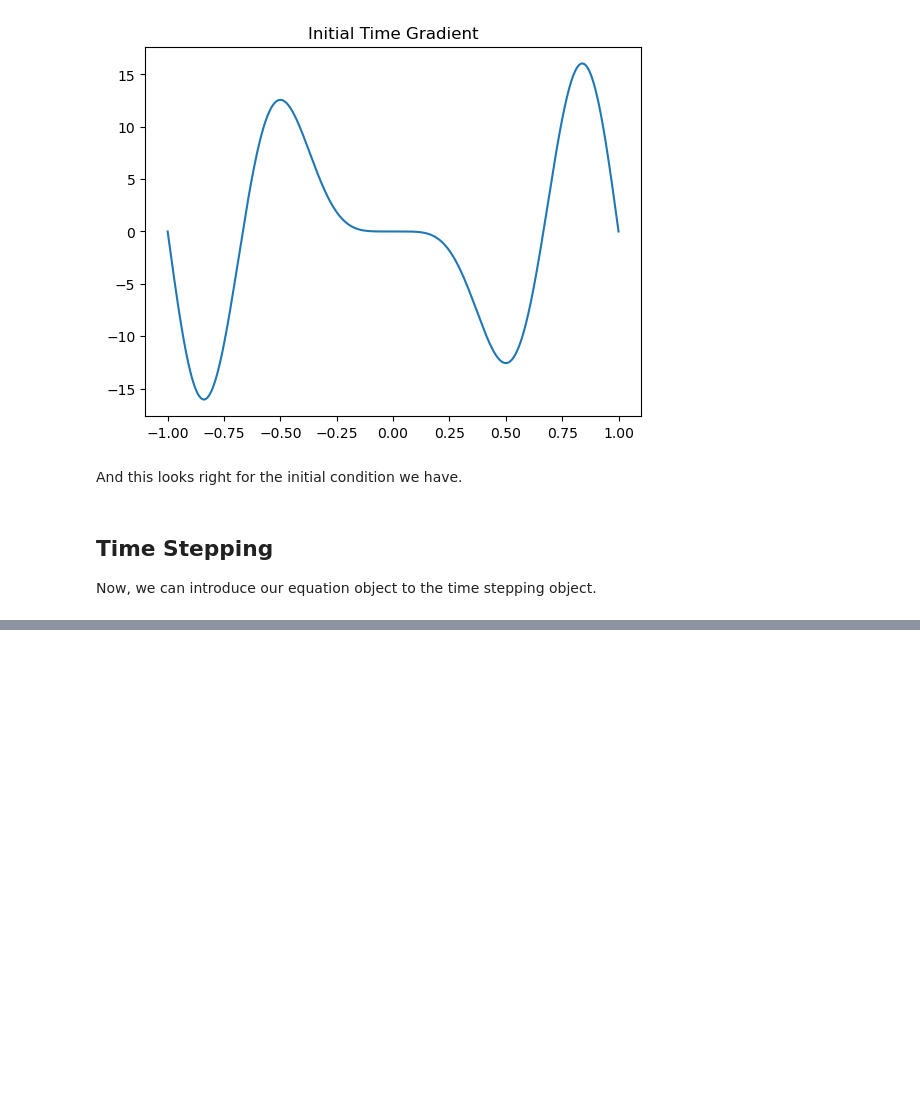
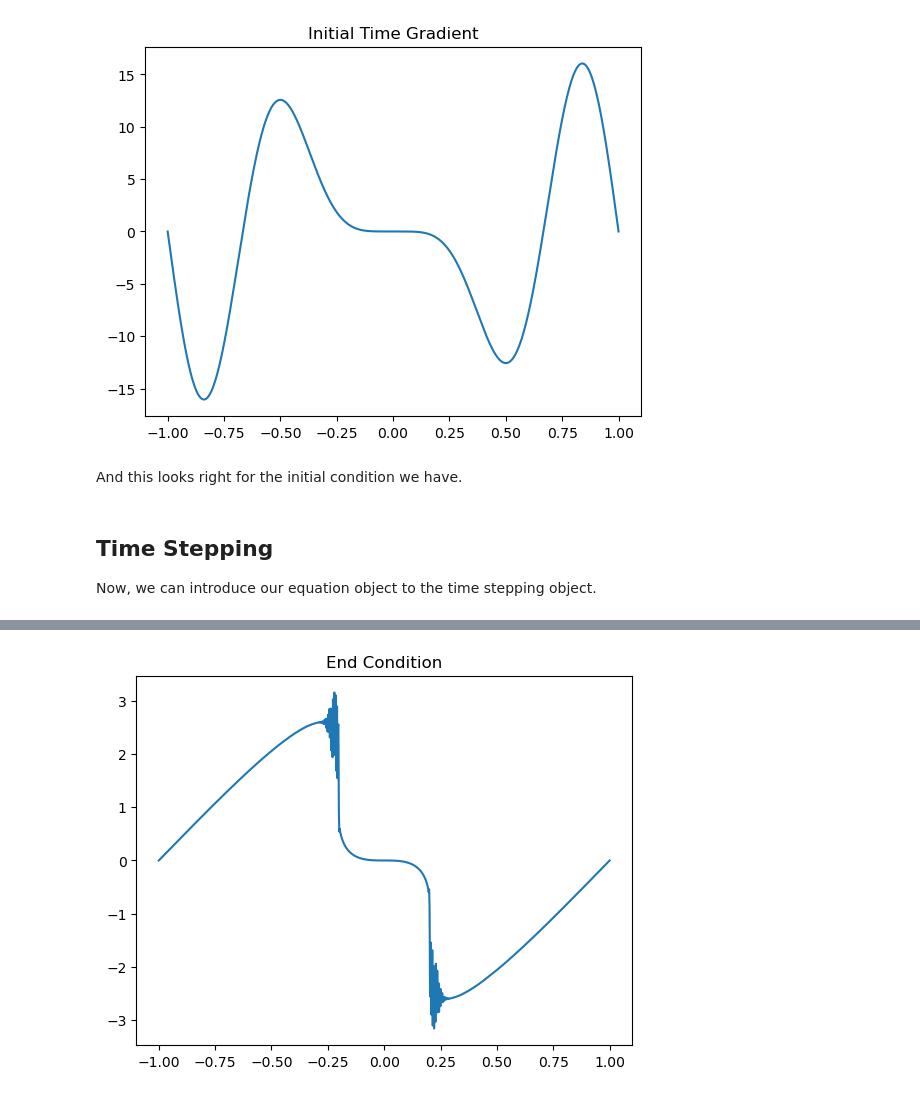
Before and after one commit to mhland10/neuralOperator, a Jupyter notebook: solvers/modular_burgers_test2.ipynb, the cells around one changed output, grey strips where cells are left out. Cells and saved outputs as stored; diff of their text form; code cells hidden in the pictures; blank space fills up the shorter version.

```diff
--- a/solvers/modular_burgers_test2.ipynb
+++ b/solvers/modular_burgers_test2.ipynb
@@ -96,0 +142,7 @@ plt.show()
+# %%
+plt.plot( x_domain, burgers_integrated.u[-1] )
+
+plt.title("End Condition")
+plt.show()
+# %% [output]
+[figure, added]
```
Also changed, not shown: parts of 8 cells of this notebook, 2 other files.
